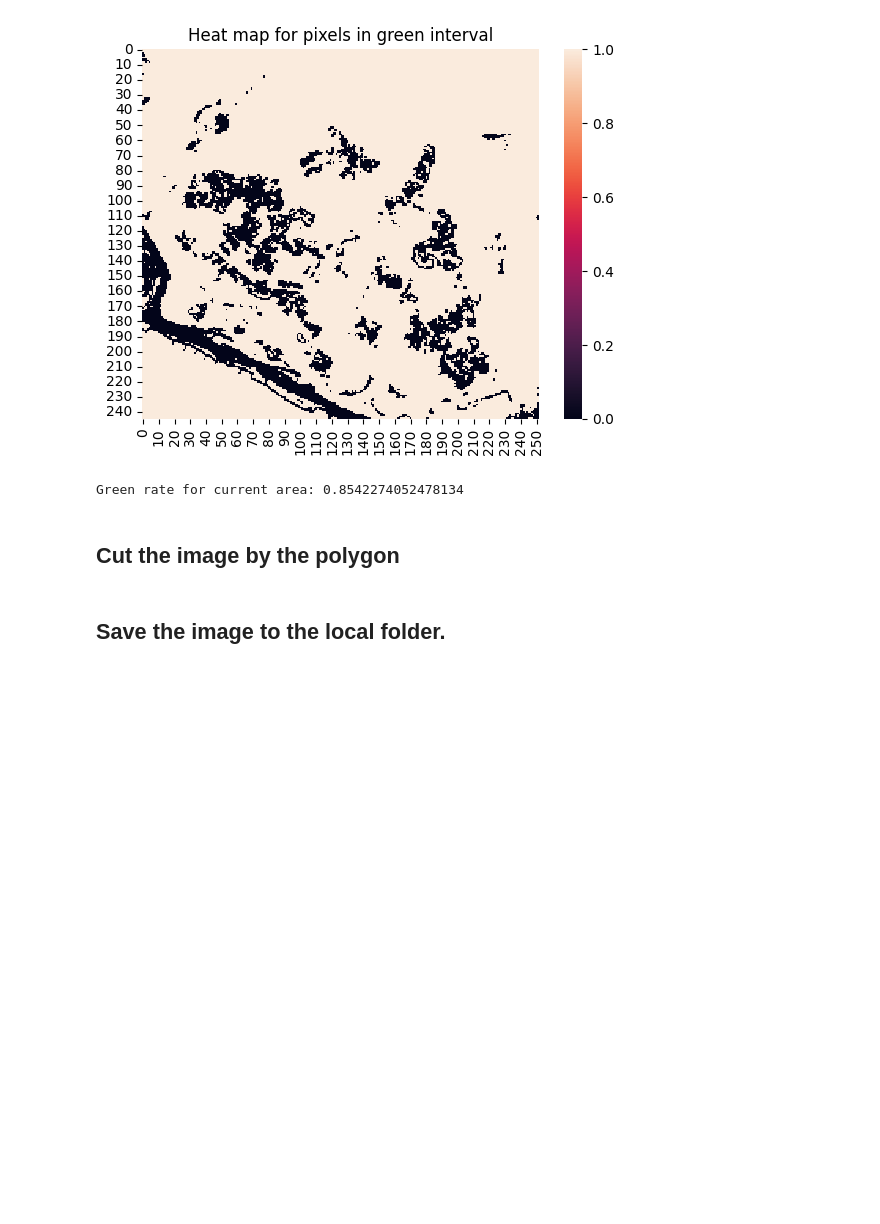
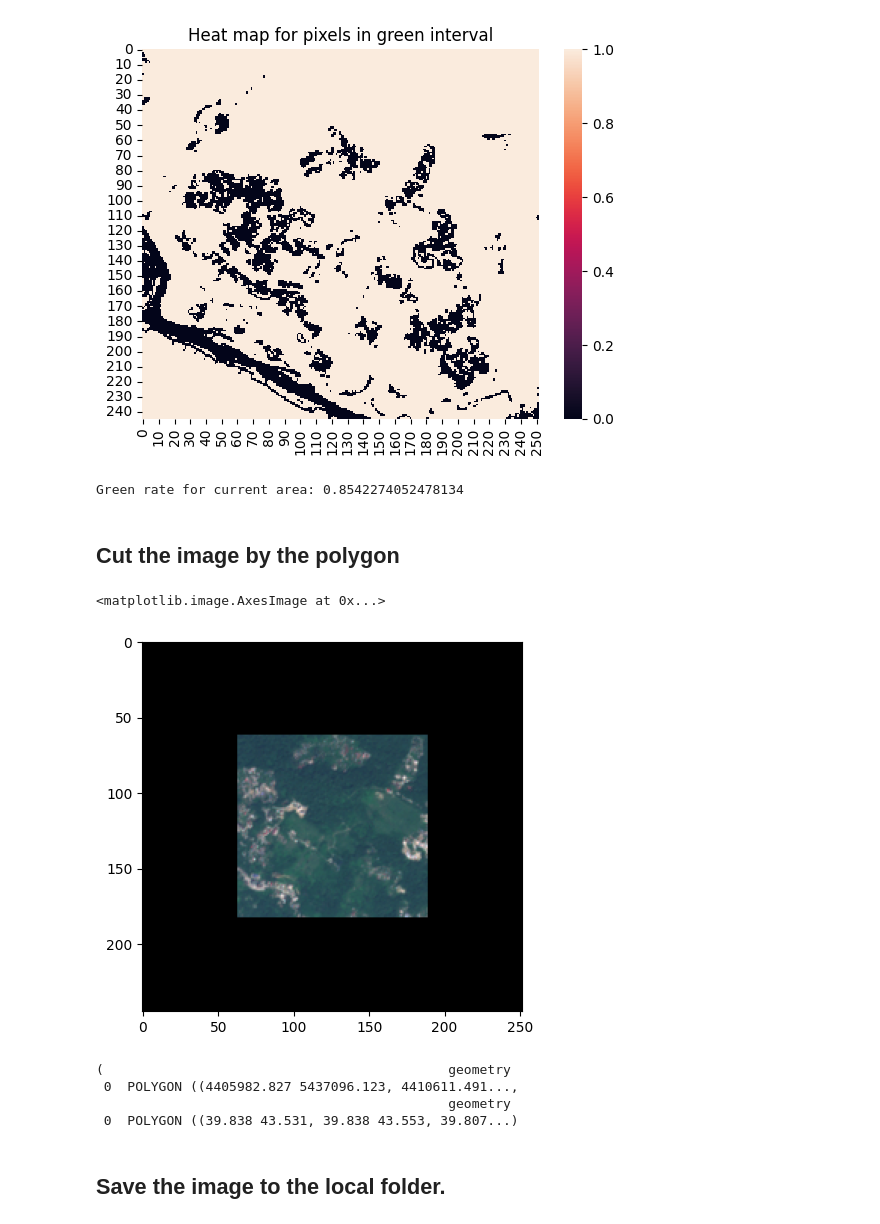
Before and after one commit to MADE-project-team1/GreenZone, a Jupyter notebook: OSM_Santinel.ipynb, the cells around one changed output. Drawn from its saved outputs; the diff is of its cells as text; code cells hidden in the pictures; blank space fills up the shorter version.

Commit message:
added cutting satelite image by polygon

```diff
--- a/OSM_Santinel.ipynb
+++ b/OSM_Santinel.ipynb
@@ -75,7 +45,7 @@ m
 from shapely.affinity import scale
 
 polygon = gdf.iloc[3].geometry
-stretched_polygon = scale(polygon, xfact=2, yfact=2)
+stretched_polygon = scale(polygon, xfact=100, yfact=100)
 bbox_polygon = gpd.GeoDataFrame({'geometry': [stretched_polygon]}, crs=gdf.crs)
 gdf = gpd.overlay(bbox_polygon, gdf, how='intersection')
 # %%
@@ -319,0 +276,27 @@ image[:, mask] = np.zeros_like(image[:, mask])
+# %%
+small_bbox = scale(bbox.iloc[0].geometry, xfact=0.5, yfact=0.5)
+small_bbox = gpd.GeoDataFrame({'geometry': [small_bbox]}, crs=gdf.crs)
+# %%
+from shapely.geometry import Point
+
+point = Point(west, south)
+data = np.array(img)
+
+for y, lat in enumerate(np.linspace(west, east, data.shape[1])):
+    for x, lon in enumerate(np.linspace(south, north, data.shape[0])):
+        point = Point(lat, lon)
+        is_inside = small_bbox.geometry.contains(point).values[0]
+        if not is_inside:
+            data[x, y] = 0
+# %%
+plt.imshow(data)
+# %% [output]
+<matplotlib.image.AxesImage at 0x...>
+[figure, added]
+# %%
+bbox_polygon, bbox
+# %% [output]
+(                                            geometry
+ 0  POLYGON ((4405982.827 5437096.123, 4410611.491...,
+                                             geometry
+ 0  POLYGON ((39.838 43.531, 39.838 43.553, 39.807...)
```
Also changed, not shown: parts of 9 cells of this notebook.
